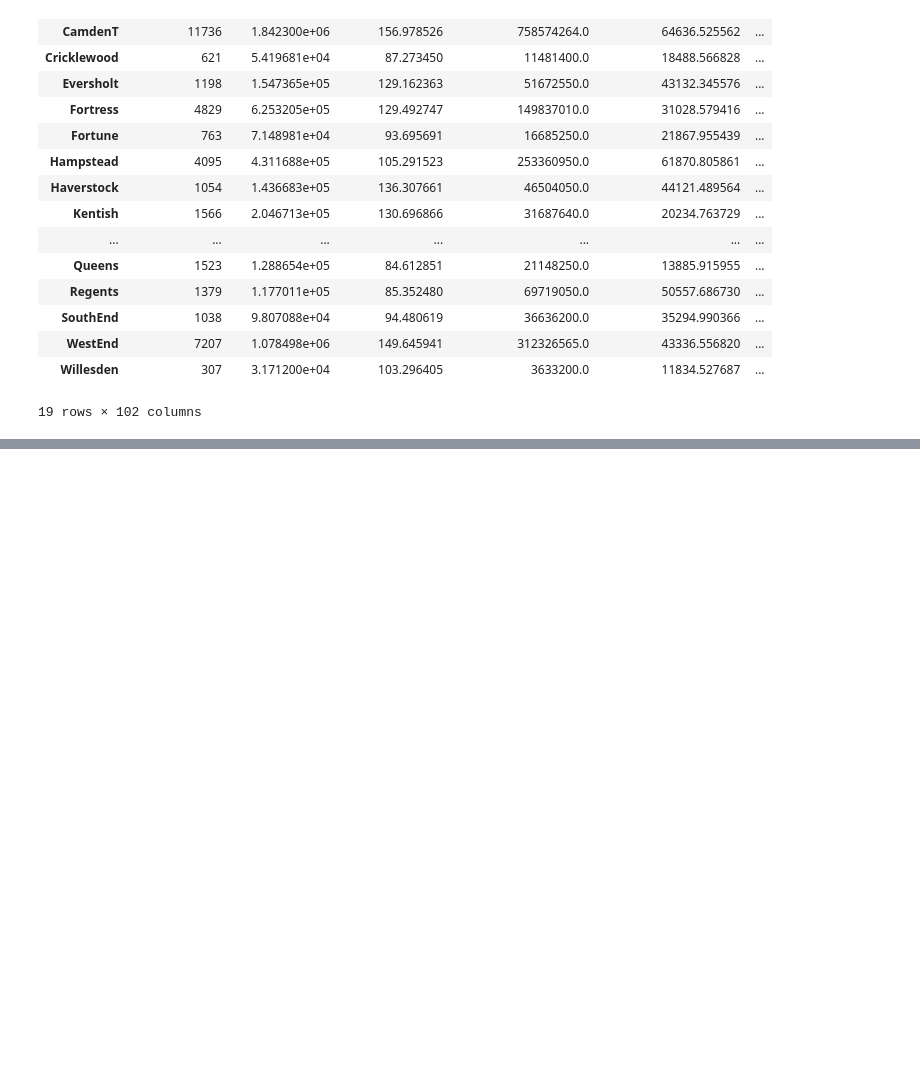
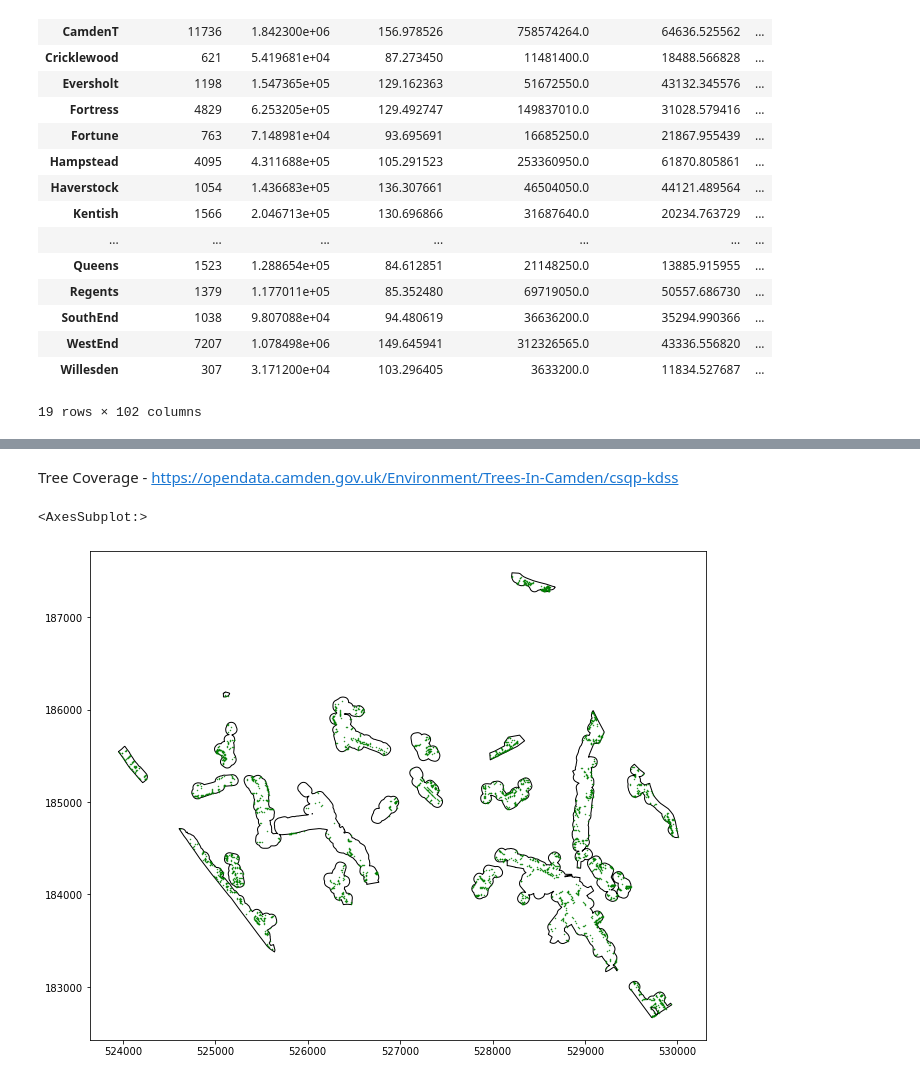
Before and after one commit to christinabotros/Camden-High-Street-Analysis, a Jupyter notebook: 5.1. Re-shaping Whythawk for Profiling.ipynb, the cells around one changed output, grey strips where cells are left out. Saved outputs shown, nothing was run; the diff lists cells and outputs as text; code cells hidden in the pictures; blank space fills up the shorter version.

```diff
--- a/5.1. Re-shaping Whythawk for Profiling.ipynb
+++ b/5.1. Re-shaping Whythawk for Profiling.ipynb
@@ -914,0 +974,17 @@ camden_highstreets.to_csv('CB counts for Camden High Street.csv')
+# %% [markdown]
+Tree Coverage
+    - https://opendata.camden.gov.uk/Environment/Trees-In-Camden/csqp-kdss
+# %%
+Trees = pd.read_csv('High Street Dimensions/Trees_In_Camden.csv')
+# %%
+Trees = gpd.GeoDataFrame(Trees, geometry = gpd.points_from_xy(Trees['Easting'], Trees['Northing'], crs="epsg:27700"))
+# %%
+Trees1 = gpd.clip(Trees, CamHS)
+# %%
+fig, ax = plt.subplots(1,1, figsize=(12,9))
+
+CamHS.plot(edgecolor="black", facecolor='white', ax=ax)
+Trees1.plot(color= "green", markersize=0.2, ax=ax)
+# %% [output]
+<AxesSubplot:>
+[figure, added]
```
Also changed, not shown: parts of 14 cells of this notebook.
